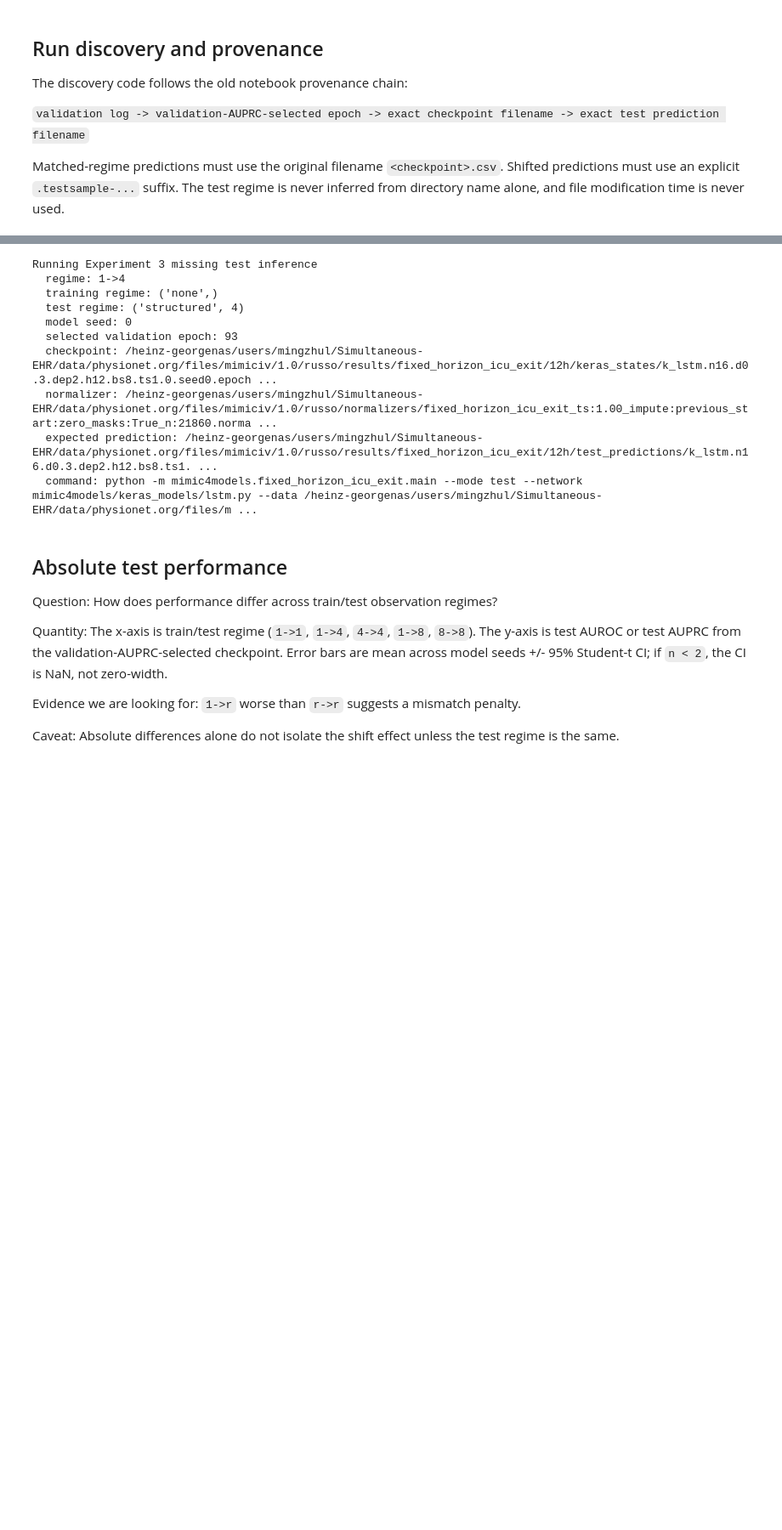
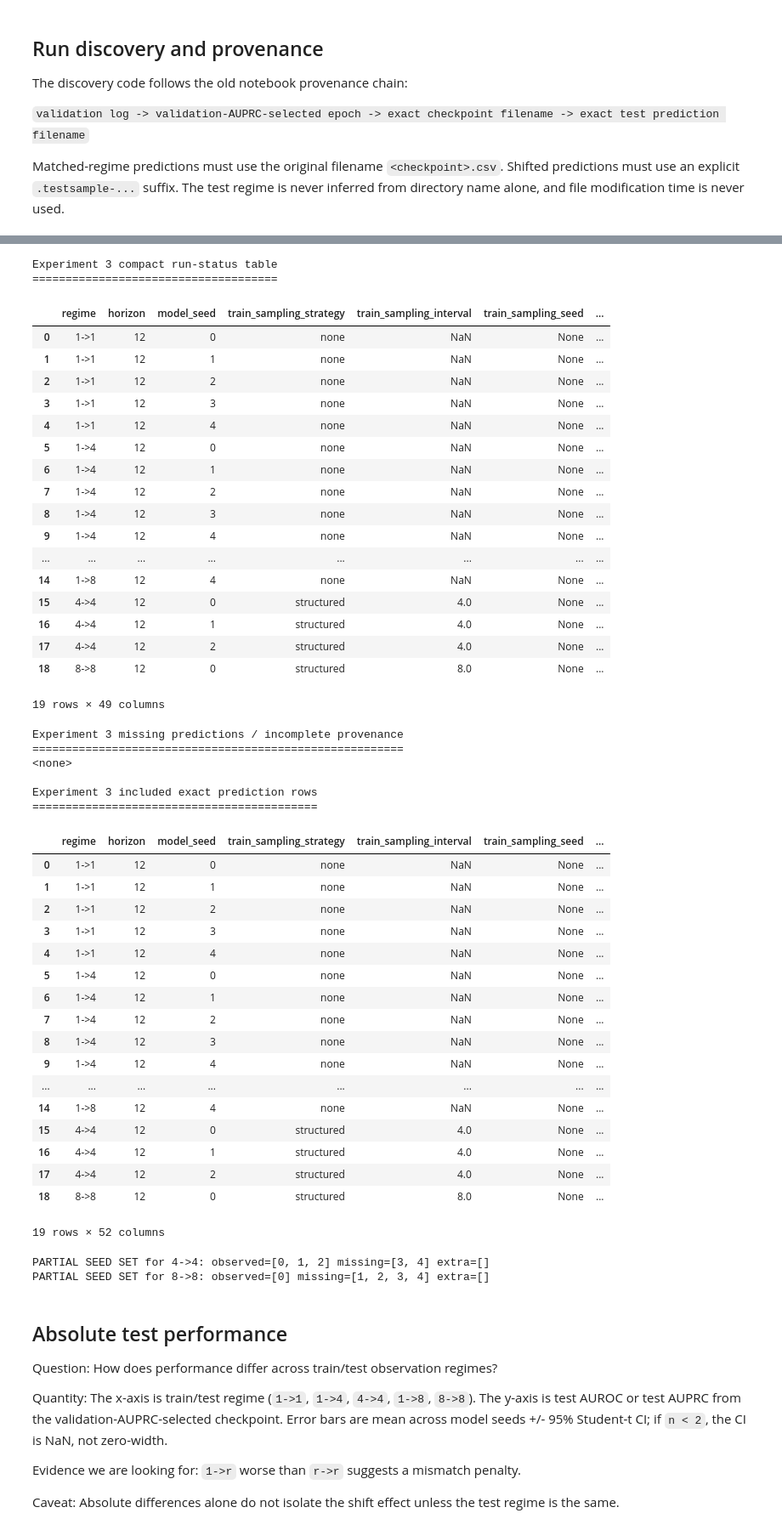
Before and after one commit to Ilovecodingforever/mimic-iv-benchmarks, a Jupyter notebook: visualizers/visualize_exp3_frequency_shift.ipynb, the cells around one changed output, grey strips where cells are left out. Shown at 85% size. Drawn from its saved outputs; the diff is of its cells as text; code cells hidden in the pictures; blank space fills up the shorter version.

```diff
--- a/visualizers/visualize_exp3_frequency_shift.ipynb
+++ b/visualizers/visualize_exp3_frequency_shift.ipynb
@@ -30,0 +29,5 @@ The normalizer belongs to the training regime. Thus `1->4` uses the 1h-trained n
+# %%
+# if the prediction exists, load it;
+# if it is missing and RUN_TEST_INFERENCE == True, run the appropriate mode=test command;
+# if it is missing and the flag is False, report it clearly and print the exact command needed.
+RUN_TEST_INFERENCE = False
@@ -606,45 +641,85 @@ exp3_missing_predictions = exp3_run_status[missing_mask].copy() if len(exp3_run_
 exp3_run_results = exp3_run_status[exp3_run_status["prediction_status"] == "found"].copy() if len(exp3_run_status) else pd.DataFrame()
 exp3_predictions = {}
 if len(exp3_run_results):
     for _, row in exp3_run_results.iterrows():
         key = (int(row["horizon"]), row["regime"], int(row["model_seed"]))
         if key in exp3_predictions:
             raise RuntimeError("Duplicate prediction identity {}".format(key))
         exp3_predictions[key] = load_prediction_csv(row["prediction_path"])
 
 provenance_cols = [
     "regime", "horizon", "model_seed",
     "train_sampling_strategy", "train_sampling_interval", "train_sampling_seed",
     "test_sampling_strategy", "test_sampling_interval", "test_sampling_seed",
-    "network", "dim", "depth", "dropout", "rec_dropout", "batch_size", "timestep",
-    "target_repl_coef", "l1", "l2", "optimizer", "lr", "beta_1", "imputation", "prefix",
+    "dim", "depth", "dropout", "rec_dropout", "batch_norm", "batch_size", "timestep",
+    "target_repl_coef", "l1", "l2",
+    "network", "optimizer", "lr", "beta_1", "imputation", "prefix",
+    "filename_verified_config_fields", "experiment_config_assumed_fields",
+    "network_source", "optimizer_source", "lr_source", "beta_1_source", "imputation_source", "prefix_source",
+    "run_config_artifact_path", "run_config_artifact_status",
     "n_epochs", "complete", "selected_val_epoch", "selected_val_auprc", "selected_val_auroc",
     "normalizer_path", "checkpoint_path", "expected_prediction_path", "prediction_path",
     "prediction_exists", "prediction_status", "prediction_name_mode",
     "number_of_stays", "number_of_patients",
 ]
 show_table("Experiment 3 compact run-status table", exp3_run_status[[c for c in provenance_cols if c in exp3_run_status.columns]], max_rows=300)
 show_table("Experiment 3 missing predictions / incomplete provenance", exp3_missing_predictions[[c for c in provenance_cols + ["missing_reason", "suggested_inference_command"] if c in exp3_missing_predictions.columns]], max_rows=300)
 show_table("Experiment 3 included exact prediction rows", exp3_run_results[[c for c in provenance_cols + ["test_auroc", "test_auprc", "test_brier"] if c in exp3_run_results.columns]], max_rows=300)
 
 if len(exp3_run_results):
     for regime, group in exp3_run_results.groupby("regime"):
         observed = set(group["model_seed"].astype(int).tolist())
         if observed != EXP3_EXPECTED_MODEL_SEEDS:
             print("PARTIAL SEED SET for {}: observed={} missing={} extra={}".format(
                 regime, sorted(observed), sorted(EXP3_EXPECTED_MODEL_SEEDS - observed),
                 sorted(observed - EXP3_EXPECTED_MODEL_SEEDS)))
 # %% [output]
-Running Experiment 3 missing test inference
-  regime: 1->4
-  training regime: ('none',)
-  test regime: ('structured', 4)
-  model seed: 0
-  selected validation epoch: 93
-  checkpoint: /heinz-georgenas/users/mingzhul/Simultaneous-EHR/data/physionet.org/files/mimiciv/1.0/russo/results/fixed_horizon_icu_exit/12h/keras_states/k_lstm.n16.d0.3.dep2.h12.bs8.ts1.0.seed0.epoch ...
-  normalizer: /heinz-georgenas/users/mingzhul/Simultaneous-EHR/data/physionet.org/files/mimiciv/1.0/russo/normalizers/fixed_horizon_icu_exit_ts:1.00_impute:previous_start:zero_masks:True_n:21860.norma ...
-  expected prediction: /heinz-georgenas/users/mingzhul/Simultaneous-EHR/data/physionet.org/files/mimiciv/1.0/russo/results/fixed_horizon_icu_exit/12h/test_predictions/k_lstm.n16.d0.3.dep2.h12.bs8.ts1. ...
-  command: python -m mimic4models.fixed_horizon_icu_exit.main --mode test --network mimic4models/keras_models/lstm.py --data /heinz-georgenas/users/mingzhul/Simultaneous-EHR/data/physionet.org/files/m ...
+Experiment 3 compact run-status table
+=====================================
+|  | regime | horizon | model_seed | train_sampling_strategy | train_sampling_interval | train_sampling_seed | ... |
+| 0 | 1->1 | 12 | 0 | none | NaN | None | ... |
+| 1 | 1->1 | 12 | 1 | none | NaN | None | ... |
+| 2 | 1->1 | 12 | 2 | none | NaN | None | ... |
+| 3 | 1->1 | 12 | 3 | none | NaN | None | ... |
+| 4 | 1->1 | 12 | 4 | none | NaN | None | ... |
+| 5 | 1->4 | 12 | 0 | none | NaN | None | ... |
+| 6 | 1->4 | 12 | 1 | none | NaN | None | ... |
+| 7 | 1->4 | 12 | 2 | none | NaN | None | ... |
+| 8 | 1->4 | 12 | 3 | none | NaN | None | ... |
+| 9 | 1->4 | 12 | 4 | none | NaN | None | ... |
+| ... | ... | ... | ... | ... | ... | ... | ... |
+| 14 | 1->8 | 12 | 4 | none | NaN | None | ... |
+| 15 | 4->4 | 12 | 0 | structured | 4.0 | None | ... |
+| 16 | 4->4 | 12 | 1 | structured | 4.0 | None | ... |
+| 17 | 4->4 | 12 | 2 | structured | 4.0 | None | ... |
+| 18 | 8->8 | 12 | 0 | structured | 8.0 | None | ... |
+19 rows × 49 columns
+Experiment 3 missing predictions / incomplete provenance
+========================================================
+<none>
+
+Experiment 3 included exact prediction rows
+===========================================
+|  | regime | horizon | model_seed | train_sampling_strategy | train_sampling_interval | train_sampling_seed | ... |
+| 0 | 1->1 | 12 | 0 | none | NaN | None | ... |
+| 1 | 1->1 | 12 | 1 | none | NaN | None | ... |
+| 2 | 1->1 | 12 | 2 | none | NaN | None | ... |
+| 3 | 1->1 | 12 | 3 | none | NaN | None | ... |
+| 4 | 1->1 | 12 | 4 | none | NaN | None | ... |
+| 5 | 1->4 | 12 | 0 | none | NaN | None | ... |
+| 6 | 1->4 | 12 | 1 | none | NaN | None | ... |
+| 7 | 1->4 | 12 | 2 | none | NaN | None | ... |
+| 8 | 1->4 | 12 | 3 | none | NaN | None | ... |
+| 9 | 1->4 | 12 | 4 | none | NaN | None | ... |
+| ... | ... | ... | ... | ... | ... | ... | ... |
+| 14 | 1->8 | 12 | 4 | none | NaN | None | ... |
+| 15 | 4->4 | 12 | 0 | structured | 4.0 | None | ... |
+| 16 | 4->4 | 12 | 1 | structured | 4.0 | None | ... |
+| 17 | 4->4 | 12 | 2 | structured | 4.0 | None | ... |
+| 18 | 8->8 | 12 | 0 | structured | 8.0 | None | ... |
+19 rows × 52 columns
+PARTIAL SEED SET for 4->4: observed=[0, 1, 2] missing=[3, 4] extra=[]
+PARTIAL SEED SET for 8->8: observed=[0] missing=[1, 2, 3, 4] extra=[]
 # %% [markdown]
 ## Absolute test performance
 
```
Also changed, not shown: parts of 9 cells of this notebook, 2 other files.
